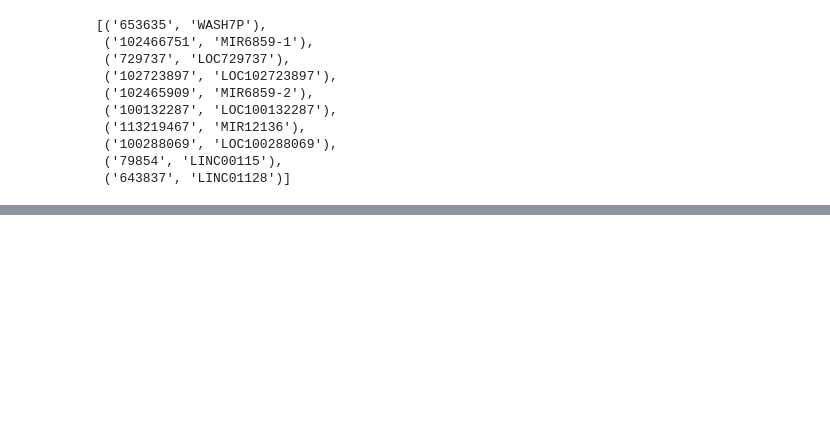
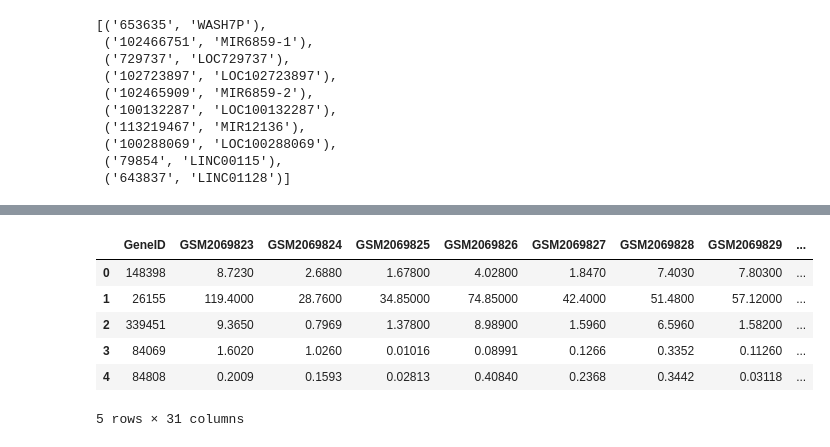
Before and after one commit to wookyung-lee/Network-based-analysis-of-breast-cancer-therapy-resistance, a Jupyter notebook: main.ipynb, the cells around one changed output, grey strips where cells are left out. Cells and saved outputs as stored; diff of their text form; code cells hidden in the pictures; blank space fills up the shorter version.

```diff
--- a/main.ipynb
+++ b/main.ipynb
@@ -71,11 +88,13 @@ Input sequence provided is already in string format. No operation performed
 # %%
+filtered_genes = filtered_genes.drop_duplicates(subset="GeneID")
+
 mapping = {}
 
 for r in results:
     if "symbol" in r:
         mapping[r["query"]] = r["symbol"]
 
-list(mapping.items())[:5]
+list(mapping.items())[:10]
 # %% [output]
 [('653635', 'WASH7P'),
  ('102466751', 'MIR6859-1'),
@@ -88,6 +107,7 @@ list(mapping.items())[:5]
  ('79854', 'LINC00115'),
  ('643837', 'LINC01128')]
 # %%
-filtered_genes["symbol"] = filtered_genes["GeneID"].map(mapping)
-filtered_genes[["GeneID", "symbol"]].head()
+filtered_genes["symbol"] = filtered_genes["GeneID"].astype(str).map(mapping)
+
+filtered_genes.head()
 # %% [output]
@@ -169,0 +128,9 @@ step2_final.to_csv("step2_metrics.csv", index=False)
+# %%
+info = pd.read_csv("9606.protein.info.v12.0.txt", sep="\t")
+
+# Keep only the columns we need & change column names
+info = info[["#string_protein_id", "preferred_name"]]
+
+# rename for clarity
+info.columns = ["string_id", "symbol"]
+filtered_genes.head()
@@ -169,0 +145,14 @@ step2_final.to_csv("step2_metrics.csv", index=False)
+# %%
+# Map your filtered genes to STRING IDs
+filtered_genes = filtered_genes.merge(info, on="symbol", how="inner")
+# This uses the "symbol" column as the key to match rows in both data frames, i.e. info, filtered_genes.
+
+filtered_genes.head()
+# %% [output]
+|  | GeneID | GSM2069823 | GSM2069824 | GSM2069825 | GSM2069826 | GSM2069827 | GSM2069828 | GSM2069829 | ... |
+| 0 | 148398 | 8.7230 | 2.6880 | 1.67800 | 4.02800 | 1.8470 | 7.4030 | 7.80300 | ... |
+| 1 | 26155 | 119.4000 | 28.7600 | 34.85000 | 74.85000 | 42.4000 | 51.4800 | 57.12000 | ... |
+| 2 | 339451 | 9.3650 | 0.7969 | 1.37800 | 8.98900 | 1.5960 | 6.5960 | 1.58200 | ... |
+| 3 | 84069 | 1.6020 | 1.0260 | 0.01016 | 0.08991 | 0.1266 | 0.3352 | 0.11260 | ... |
+| 4 | 84808 | 0.2009 | 0.1593 | 0.02813 | 0.40840 | 0.2368 | 0.3442 | 0.03118 | ... |
+5 rows × 31 columns
```
Also changed, not shown: parts of 14 cells of this notebook.
